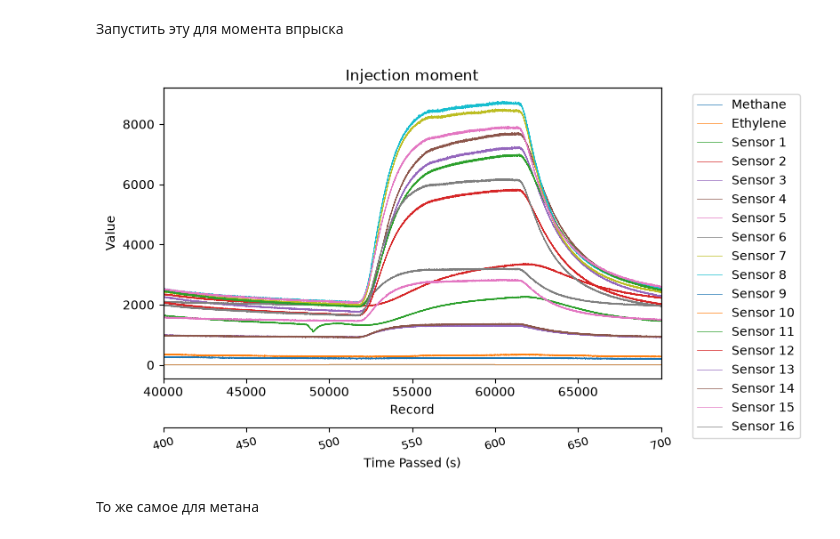
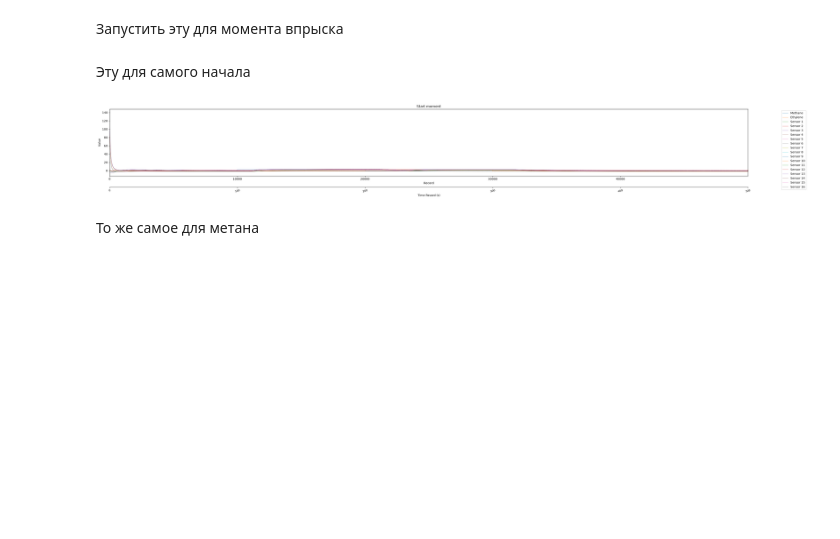
Before and after one commit to GaleevArslanDev/DySiG, a Jupyter notebook: eda.ipynb, the cells around one changed output. Cells and saved outputs as stored; diff of their text form; code cells hidden in the pictures; blank space fills up the shorter version.

```diff
--- a/eda.ipynb
+++ b/eda.ipynb
@@ -357,6 +357,12 @@ ethylene_co.head(20)
 from_index = 40000
 to_index = 70000
 title = "Injection moment"
+# %% [markdown]
+Эту для самого начала
+# %%
+from_index = 0
+to_index = 50000
+title = "Start moment"
 # %%
 x = ethylene_co.index.to_list()
 label = "Record"
@@ -373,36 +379,36 @@ plt.title(title)
 plt.legend(bbox_to_anchor=(1.05, 1), loc='upper left', ncol=1)
 
 # НАЧАЛО БЛОКА: В этом блоке код написан нейросетью для отображения оси времени
 ax1 = plt.gca()
 ax2 = ax1.twiny()
 
 ax2.spines['bottom'].set_position(('outward', 40))
 ax2.xaxis.set_ticks_position('bottom')
 ax2.xaxis.set_label_position('bottom')
 
 x_slice = x[from_index : to_index]
 time_slice = ethylene_co['Time'].iloc[from_index : to_index].to_list()
 
-n_ticks = 6
+n_ticks = 5
 step = max(1, len(time_slice) // n_ticks)
 tick_indices = list(range(0, len(time_slice), step))
 if (len(time_slice) - 1) not in tick_indices:
     tick_indices.append(len(time_slice) - 1)
 
 tick_x_values = [x_slice[i] for i in tick_indices]
 tick_labels = [int(time_slice[i]) for i in tick_indices]
 
 ax2.set_xticks(tick_x_values)
 ax2.set_xticklabels(tick_labels, rotation=15, fontsize=9)
 ax2.set_xlabel("Time Passed (s)")
 
 ax2.set_xlim(ax1.get_xlim())
 # КОНЕЦ БЛОКА
 
-plt.subplots_adjust(right=1, bottom=0.2)
+plt.subplots_adjust(right=5, bottom=0.2)
 plt.show()
 # %% [output]
-[figure, old version]
+[figure, new version]
 # %% [markdown]
 То же самое для метана
 # %% [markdown]
```
Also changed, not shown: parts of 5 cells of this notebook, 6 other files.
